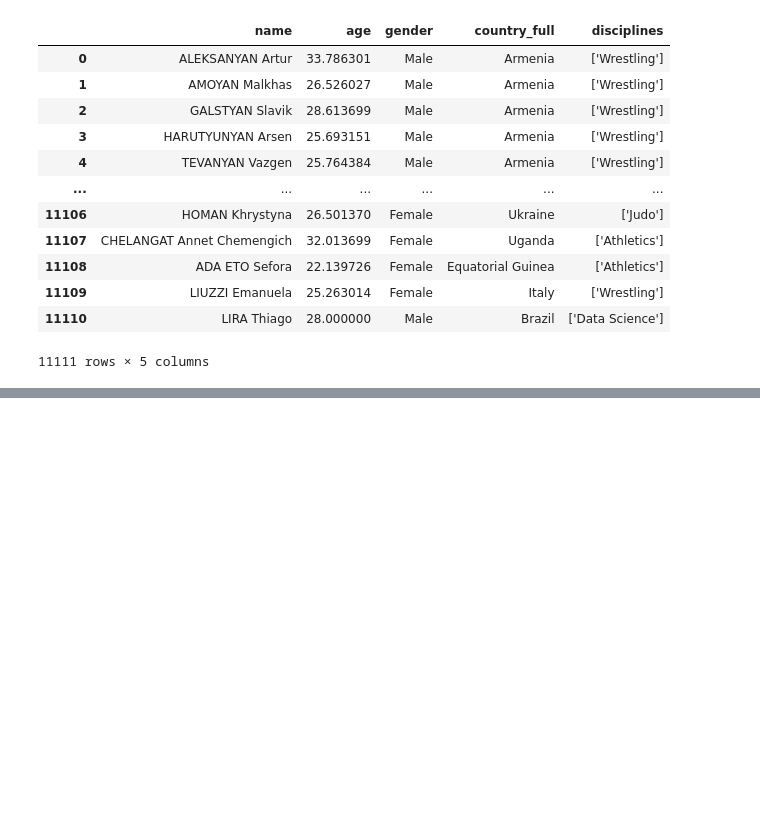
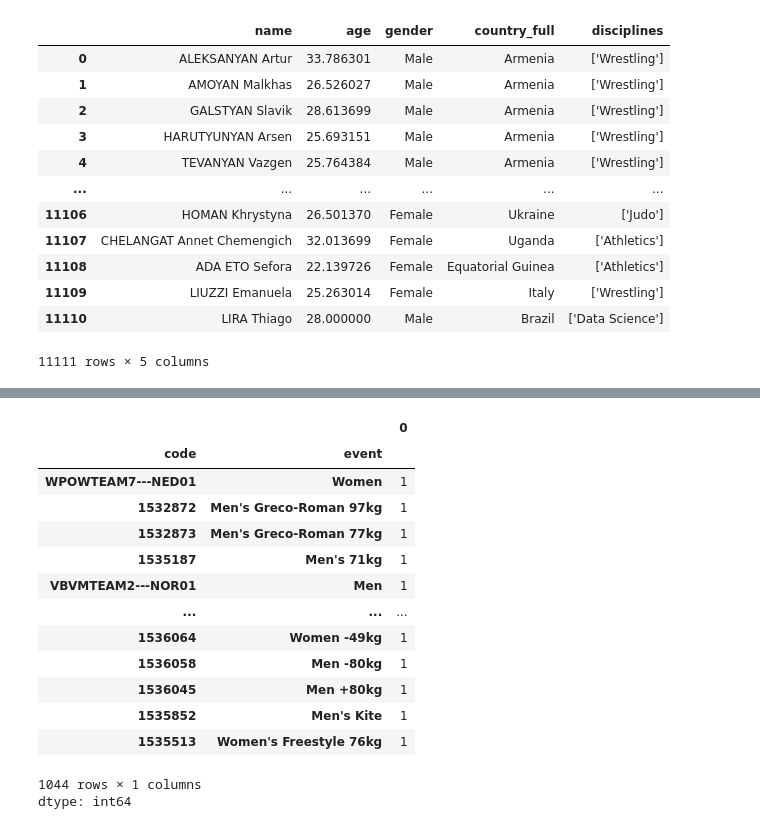
Before and after one commit to thiagolir4/Data_Cleaning_e_Wrangling, a Jupyter notebook: Data_Cleaning_e_Wrangling.ipynb, the cells around one changed output, grey strips where cells are left out. Saved outputs shown, nothing was run; the diff lists cells and outputs as text; code cells hidden in the pictures; blank space fills up the shorter version.

```diff
--- a/Data_Cleaning_e_Wrangling.ipynb
+++ b/Data_Cleaning_e_Wrangling.ipynb
@@ -664,0 +726,19 @@ df_athletes_aux
+# %%
+#juntando os groupby para concatenar por code de atleta e evento, para verificar se o mesmo atleta não ganhou 2 medalhas no mesmo esporte
+df_medals.groupby(["code","event"]).size().sort_values(ascending=False)
+# %% [output]
+|  |  | 0 |
+| code | event |  |
+| WPOWTEAM7---NED01 | Women | 1 |
+| 1532872 | Men's Greco-Roman 97kg | 1 |
+| 1532873 | Men's Greco-Roman 77kg | 1 |
+| 1535187 | Men's 71kg | 1 |
+| VBVMTEAM2---NOR01 | Men | 1 |
+| ... | ... | ... |
+| 1536064 | Women -49kg | 1 |
+| 1536058 | Men -80kg | 1 |
+| 1536045 | Men +80kg | 1 |
+| 1535852 | Men's Kite | 1 |
+| 1535513 | Women's Freestyle 76kg | 1 |
+1044 rows × 1 columns
+dtype: int64
```
Also changed, not shown: parts of 11 cells of this notebook.
